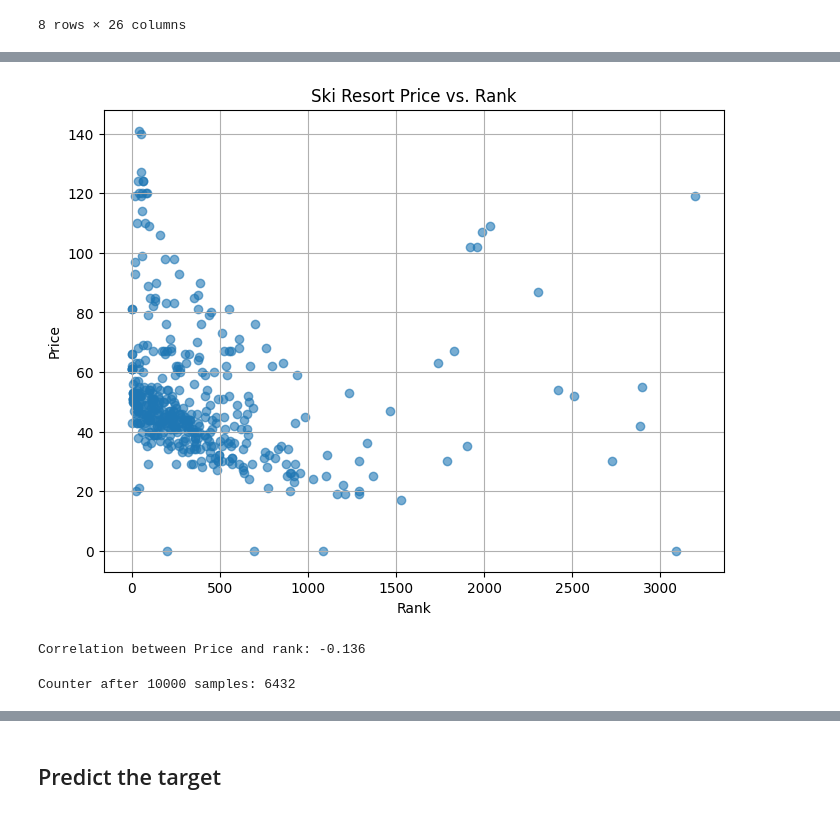
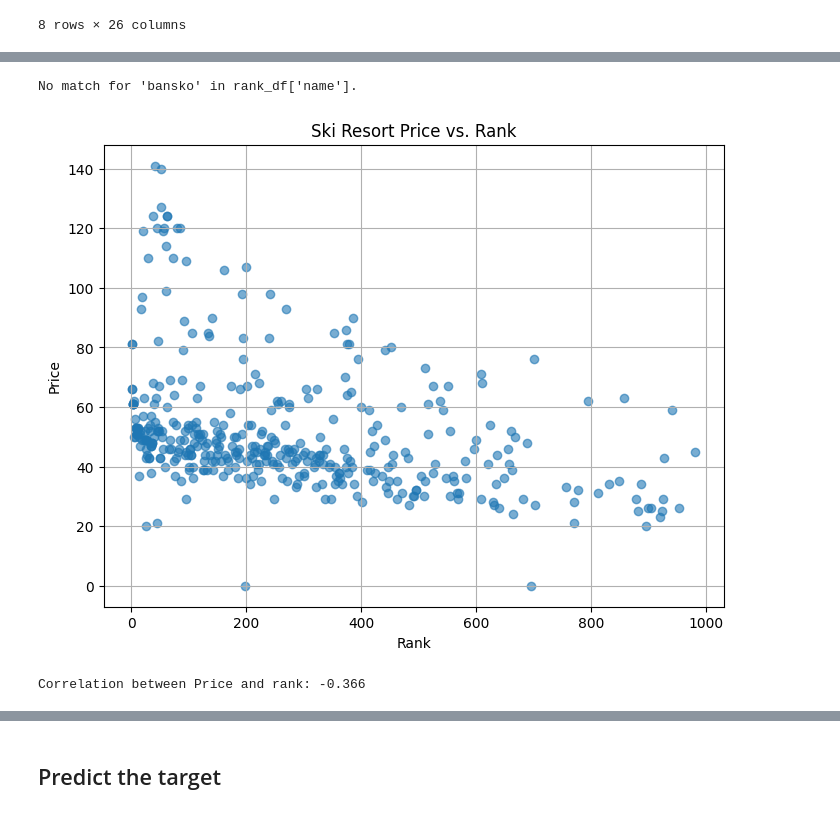
Before and after one commit to matansol/causal-inference-course, a Jupyter notebook: project/project.ipynb, the cells around one changed output, grey strips where cells are left out. Saved outputs shown, nothing was run; the diff lists cells and outputs as text; code cells hidden in the pictures.

```diff
--- a/project/project.ipynb
+++ b/project/project.ipynb
@@ -99,9 +89,9 @@ ski_df.head()
 # %% [markdown]
 ## Rank Ski DF
 # %%
-rank_path = 'data\ski-resorts_ranks.csv'
+rank_path = 'data\\ski-resorts_ranks.csv'
 rank_df = pd.read_csv(rank_path)
-# Split 'location_coordinate' into 'location_lat' and 'location_log'
+# Split 'location_coordinate' into 'location_lat' and 'location_long'
 def extract_lat(coord):
     try:
         if isinstance(coord, dict):
@@ -127,6 +117,10 @@ def extract_log(coord):
 rank_df['location_lat'] = rank_df['location_coordinate'].apply(extract_lat)
 rank_df['location_long'] = rank_df['location_coordinate'].apply(extract_log)
 
+# Ensure numeric dtype (coordinates may be strings in the CSV)
+rank_df['location_lat'] = pd.to_numeric(rank_df['location_lat'], errors='coerce')
+rank_df['location_long'] = pd.to_numeric(rank_df['location_long'], errors='coerce')
+
 rank_df.columns
 # %% [output]
 Index(['rank', 'name', 'rating', 'url', 'location_coordinate',
@@ -244,49 +464,30 @@ merged.describe()
+# %%
+resort_name = "bansko"
+hemsedal_in_rank = rank_df['name'].str.contains(resort_name, case=False, na=False)
+hemmedal_matches = rank_df[hemsedal_in_rank]
+if not hemmedal_matches.empty:
+    print(f"Found '{resort_name}' in rank_df['name']:")
+    print(hemmedal_matches)
+else:
+    print(f"No match for '{resort_name}' in rank_df['name'].")
+# %% [output]
+No match for 'bansko' in rank_df['name'].
 # %%
 import matplotlib.pyplot as plt
 
+low_rank_merged = merged[merged['rank'] < 1000]
 # Plot Price vs. rank
 plt.figure(figsize=(8, 6))
-plt.scatter(merged['rank'], merged['Price'], alpha=0.6)
+plt.scatter(low_rank_merged['rank'], low_rank_merged['Price'], alpha=0.6)
 plt.xlabel('Rank')
 plt.ylabel('Price')
 plt.title('Ski Resort Price vs. Rank')
 plt.grid(True)
 plt.show()
 
 # Print the correlation between Price and rank
-correlation = merged['Price'].corr(merged['rank'])
+correlation = low_rank_merged['Price'].corr(low_rank_merged['rank'])
 print(f"Correlation between Price and rank: {correlation:.3f}")
 # %% [output]
-[figure, old version]
+[figure, new version]
-Correlation between Price and rank: -0.136
+Correlation between Price and rank: -0.366
-# %%
-import numpy as np
-
-# Filter out rows with missing Rank or Price
-df_valid = merged.dropna(subset=['rank', 'Price'])
-
-counter = 0
-n_samples = 10000  # Number of random pairs to sample
-
-for _ in range(n_samples):
-    # Randomly sample 2 different resorts
-    sample = df_valid.sample(2, replace=False)
-    rank1, price1 = sample.iloc[0]['rank'], sample.iloc[0]['Price']
-    rank2, price2 = sample.iloc[1]['rank'], sample.iloc[1]['Price']
-
-    # Lower rank means higher ranking (closer to 1)
-    if rank1 < rank2:
-        if price1 > price2:
-            counter += 1
-        else:
-            counter -= 0
-    elif rank2 < rank1:
-        if price2 > price1:
-            counter += 1
-        else:
-            counter -= 0
-    # If ranks are equal, do nothing
-
-print(f"Counter after {n_samples} samples: {counter}")
-# %% [output]
-Counter after 10000 samples: 6432
```
Also changed, not shown: parts of 23 cells of this notebook, 2 other files.
